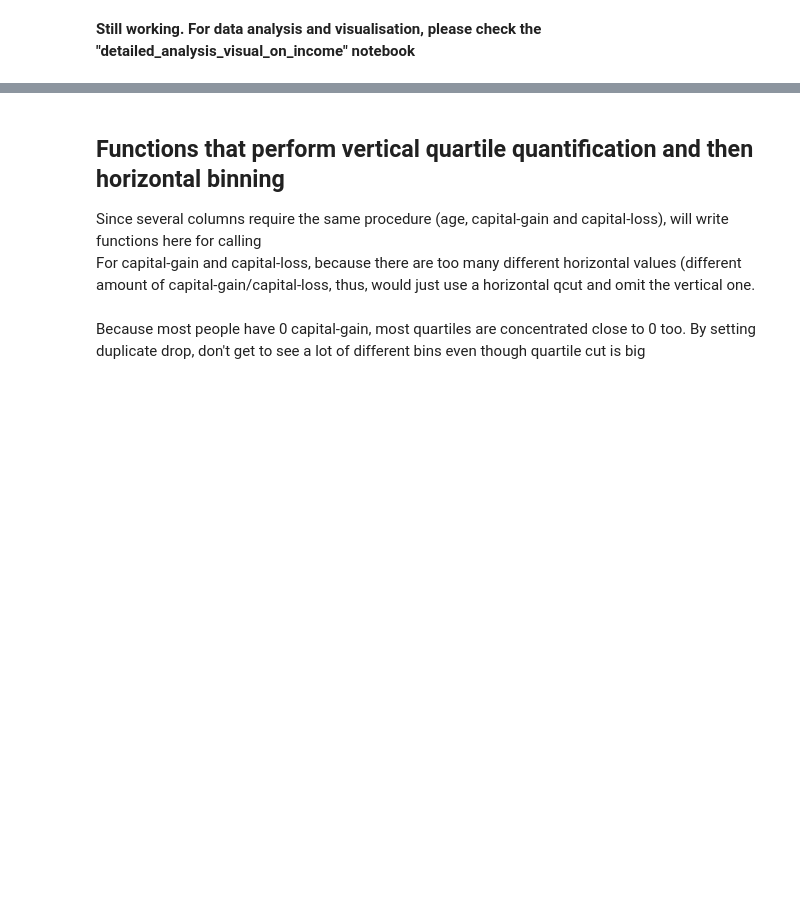
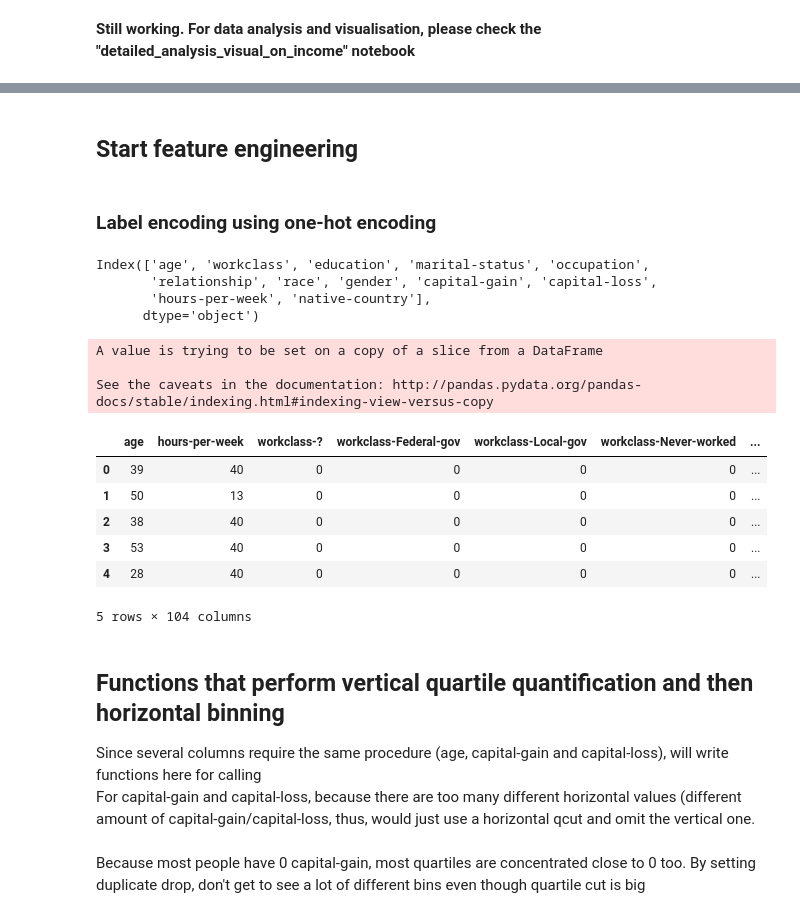
Before and after one commit to FireCyan/Data_predict_salary_50K, a Jupyter notebook: Feature_processing_income.ipynb, the cells around one changed output, grey strips where cells are left out. Cells and saved outputs as stored; diff of their text form; code cells hidden in the pictures; blank space fills up the shorter version.

```diff
--- a/Feature_processing_income.ipynb
+++ b/Feature_processing_income.ipynb
@@ -20,15 +50,26 @@ df_process = df.copy()
+# %% [markdown]
+## Start feature engineering
+# %% [markdown]
+### Label encoding using one-hot encoding
 # %%
 # Label encoding
 from sklearn.preprocessing import LabelEncoder
 from sklearn.preprocessing import OneHotEncoder
 
-def label_encode(df, X_col, label_encode_col):
+def label_encode(df, X_col, label_encode_col, Y_col=''):
 # y_encode_col = 'income'
+# X_col is the column names of the features that I am going to use.
+# label_encode_col is a list that contains the columns that one wants to encode
 
     LEncoder = LabelEncoder()
     OHEncoder = OneHotEncoder()
 
     X_label_enc = df[X_col]
+
+    if Y_col:
+        y = df[Y_col]
+    else:
+        y = df[df.columns[-1]]
 
     for col in label_encode_col:
         # The column names have a space in front. Clear it
@@ -57,15 +98,33 @@ def label_encode(df, X_col, label_encode_col):
     # LEncoder.fit_transform(df[columns[0]])
     y_encode = LEncoder.fit_transform(y)
 
-    print(X_label_enc.columns)
-
     return X_label_enc, y_encode
 # %%
 # Not including education because it has strong correlation with education-num
-label_encode_col = ['workclass', 'marital-status', 'occupation', 'relationship', 'race', 'gender']
+label_encode_col = ['workclass', 'education', 'marital-status', 'occupation', 'relationship', 'race', 'gender', 'native-country']
 
-X_label_enc, y_encode = label_encode(df, X_col, label_encode_col)
+X_col = df.columns[:-1]
+print(X_col)
+X_cat_label_enc, y_encode = label_encode(df, X_col, label_encode_col)
 
-print(y_encode)
 
-X_label_enc.head()
+# print(X_label_enc.columns.tolist())
+
+X_cat_label_enc = X_cat_label_enc.drop(columns=['capital-gain', 'capital-loss'])
+
+X_cat_label_enc.head()
+# %% [output]
+Index(['age', 'workclass', 'education', 'marital-status', 'occupation',
+       'relationship', 'race', 'gender', 'capital-gain', 'capital-loss',
+       'hours-per-week', 'native-country'],
+      dtype='object')
+A value is trying to be set on a copy of a slice from a DataFrame
+
+See the caveats in the documentation: http://pandas.pydata.org/pandas-docs/stable/indexing.html#indexing-view-versus-copy
+|  | age | hours-per-week | workclass-? | workclass-Federal-gov | workclass-Local-gov | workclass-Never-worked | ... |
+| 0 | 39 | 40 | 0 | 0 | 0 | 0 | ... |
+| 1 | 50 | 13 | 0 | 0 | 0 | 0 | ... |
+| 2 | 38 | 40 | 0 | 0 | 0 | 0 | ... |
+| 3 | 53 | 40 | 0 | 0 | 0 | 0 | ... |
+| 4 | 28 | 40 | 0 | 0 | 0 | 0 | ... |
+5 rows × 104 columns
```
Also changed, not shown: parts of 13 cells of this notebook, 2 other files.
